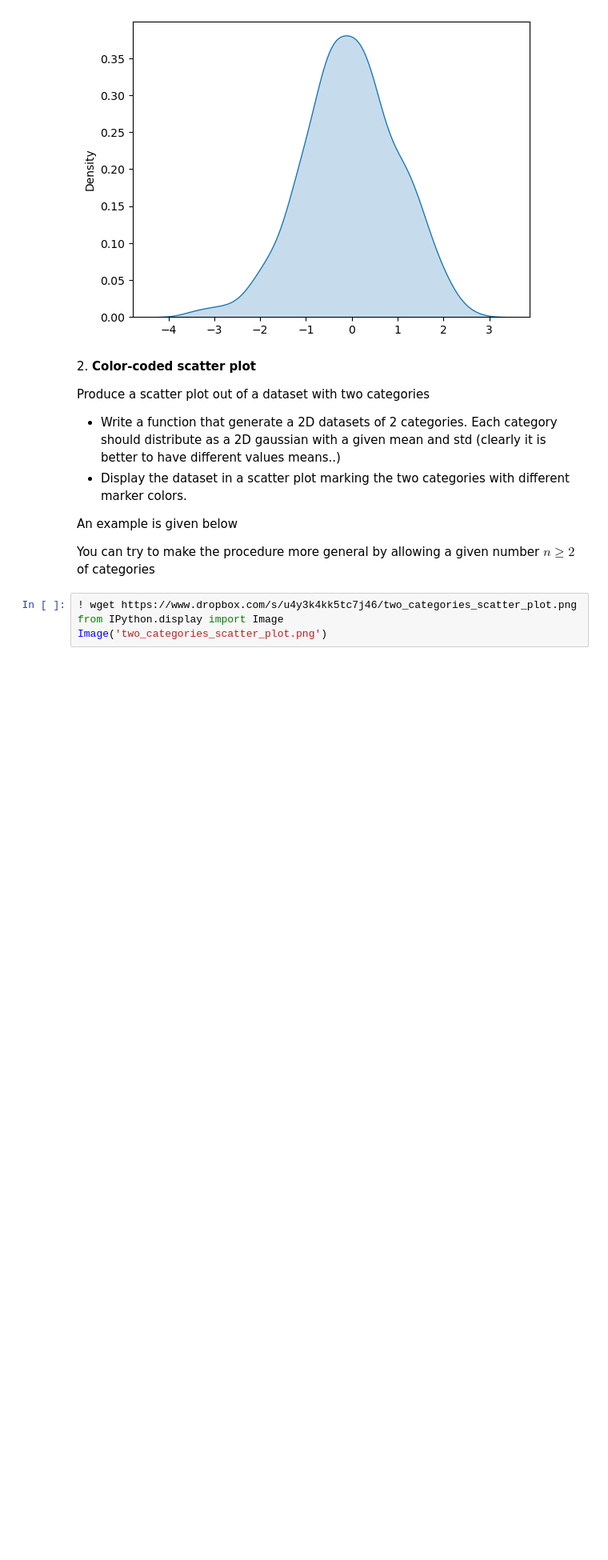
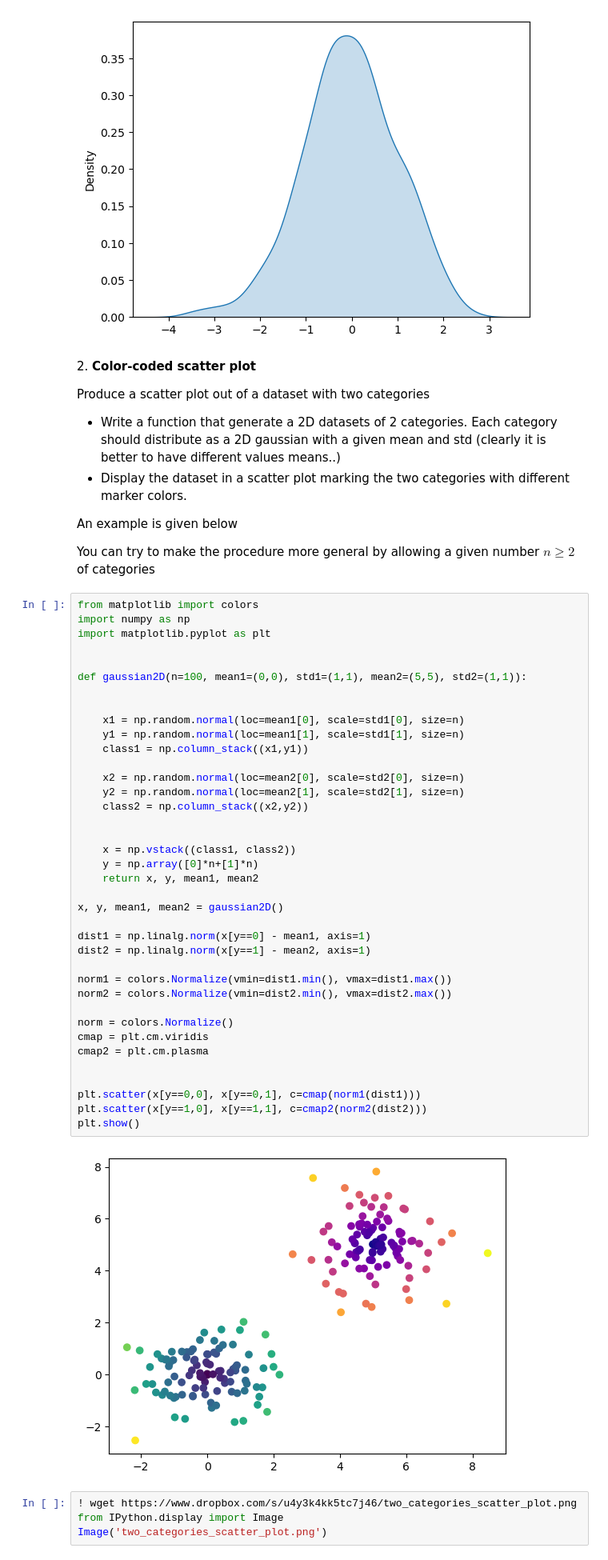
Before and after one commit to nicolomeneguzzo/LaboratoryOfComputationalPhysics_Y8, a Jupyter notebook: 07ex_Visualization.ipynb, the cells around one changed output. Shown at 80% size. Drawn from its saved outputs; the diff is of its cells as text; blank space fills up the shorter version.

```diff
--- a/07ex_Visualization.ipynb
+++ b/07ex_Visualization.ipynb
@@ -194,6 +199,46 @@ Produce a scatter plot out of a dataset with two categories
 An example is given below
 
 You can try to make the procedure more general by allowing a given number $n\ge 2$ of categories
+# %%
+from matplotlib import colors
+import numpy as np
+import matplotlib.pyplot as plt
+
+
+def gaussian2D(n=100, mean1=(0,0), std1=(1,1), mean2=(5,5), std2=(1,1)):
+
+
+    x1 = np.random.normal(loc=mean1[0], scale=std1[0], size=n)
+    y1 = np.random.normal(loc=mean1[1], scale=std1[1], size=n)
+    class1 = np.column_stack((x1,y1))
+
+    x2 = np.random.normal(loc=mean2[0], scale=std2[0], size=n)
+    y2 = np.random.normal(loc=mean2[1], scale=std2[1], size=n)
+    class2 = np.column_stack((x2,y2))
+
+
+    x = np.vstack((class1, class2))
+    y = np.array([0]*n+[1]*n)
+    return x, y, mean1, mean2
+
+x, y, mean1, mean2 = gaussian2D()
+
+dist1 = np.linalg.norm(x[y==0] - mean1, axis=1)
+dist2 = np.linalg.norm(x[y==1] - mean2, axis=1)
+
+norm1 = colors.Normalize(vmin=dist1.min(), vmax=dist1.max())
+norm2 = colors.Normalize(vmin=dist2.min(), vmax=dist2.max())
+
+norm = colors.Normalize()
+cmap = plt.cm.viridis
+cmap2 = plt.cm.plasma
+
+
+plt.scatter(x[y==0,0], x[y==0,1], c=cmap(norm1(dist1)))
+plt.scatter(x[y==1,0], x[y==1,1], c=cmap2(norm2(dist2)))
+plt.show()
+# %% [output]
+[figure, added]
 # %%
 ! wget https://www.dropbox.com/s/u4y3k4kk5tc7j46/two_categories_scatter_plot.png
 from IPython.display import Image
```
Also changed, not shown: parts of 2 cells of this notebook.
